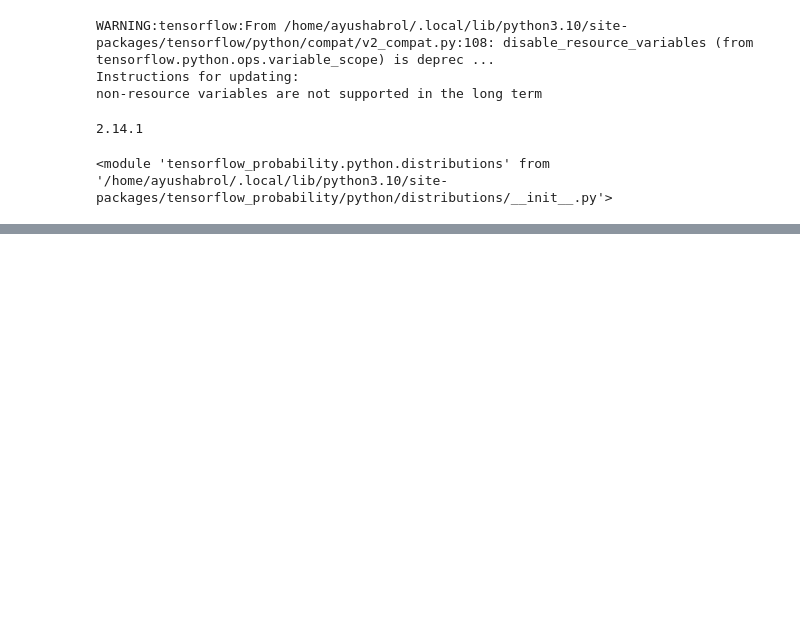
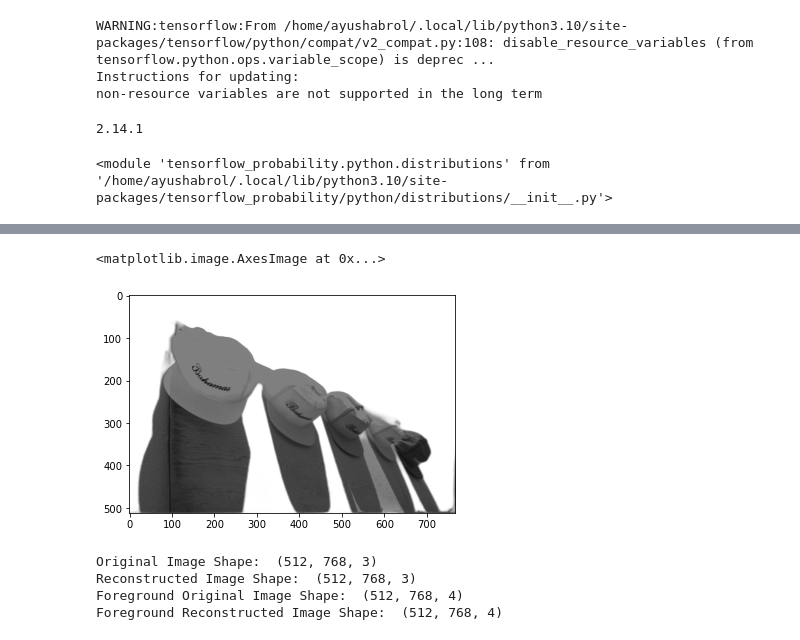
Before and after one commit to ayushabrol13/Asymmetric-Learned-Image-Compression-with-Multi-Scale-Residual-Block, a Jupyter notebook: main.ipynb, the cells around one changed output, grey strips where cells are left out. Saved outputs shown, nothing was run; the diff lists cells and outputs as text; code cells hidden in the pictures; blank space fills up the shorter version.

```diff
--- a/main.ipynb
+++ b/main.ipynb
@@ -1105,0 +1097,16 @@ the average time is nan
+# %%
+plt.imshow(foreground_recon_image)
+# %% [output]
+<matplotlib.image.AxesImage at 0x...>
+[figure, added]
+# %%
+print("Original Image Shape: ", original_image.shape)
+print("Reconstructed Image Shape: ", recon_image.shape)
+
+print("Foreground Original Image Shape: ", foreground_original_image.shape)
+print("Foreground Reconstructed Image Shape: ", foreground_recon_image.shape)
+# %% [output]
+Original Image Shape:  (512, 768, 3)
+Reconstructed Image Shape:  (512, 768, 3)
+Foreground Original Image Shape:  (512, 768, 4)
+Foreground Reconstructed Image Shape:  (512, 768, 4)
```
Also changed, not shown: parts of 56 cells of this notebook, 1 other file.
